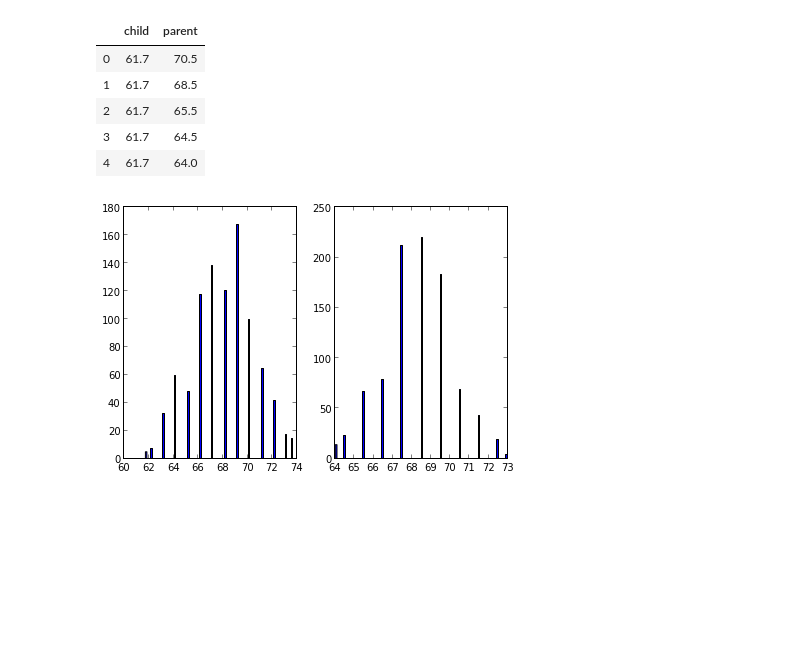
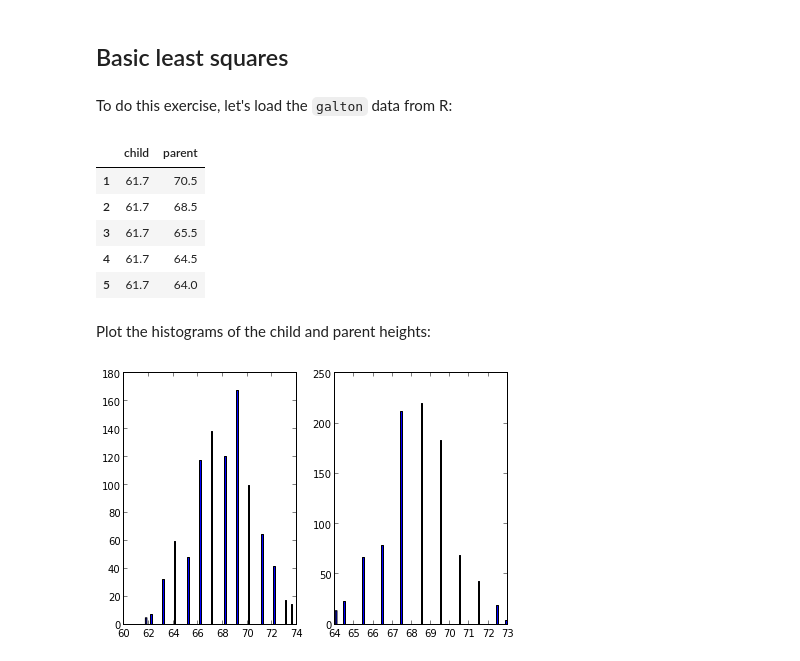
Before and after one commit to herrfz/dataanalysis, a Jupyter notebook: week4/basic_least_squares.ipynb, the cells around one changed output. Saved outputs shown, nothing was run; the diff lists cells and outputs as text; code cells hidden in the pictures; blank space fills up the shorter version.

```diff
--- a/week4/basic_least_squares.ipynb
+++ b/week4/basic_least_squares.ipynb
@@ -1,3 +1,5 @@
+# %% [markdown]
+## Basic least squares
 # %%
 import pandas as pd
 import numpy as np
@@ -4,14 +7,17 @@ import numpy as np
-# %%
-galton = pd.read_csv('https://dl.dropbox.com/u/12210898/galton.csv')
-galton = galton.drop('Unnamed: 0', axis=1)
-galton.head()
-# %% [output]
-|  | child | parent |
-| 0 | 61.7 | 70.5 |
-| 1 | 61.7 | 68.5 |
-| 2 | 61.7 | 65.5 |
-| 3 | 61.7 | 64.5 |
-| 4 | 61.7 | 64.0 |
+# %% [markdown]
+To do this exercise, let's load the `galton` data from R:
+# %%
+galton = com.load_data('galton', package='UsingR')
+galton.head()
+# %% [output]
+|  | child | parent |
+| 1 | 61.7 | 70.5 |
+| 2 | 61.7 | 68.5 |
+| 3 | 61.7 | 65.5 |
+| 4 | 61.7 | 64.5 |
+| 5 | 61.7 | 64.0 |
+# %% [markdown]
+Plot the histograms of the child and parent heights:
 # %%
 f, (ax1, ax2) = subplots(ncols=2)
 
```
Also changed, not shown: parts of 7 cells of this notebook, 2 other files.
